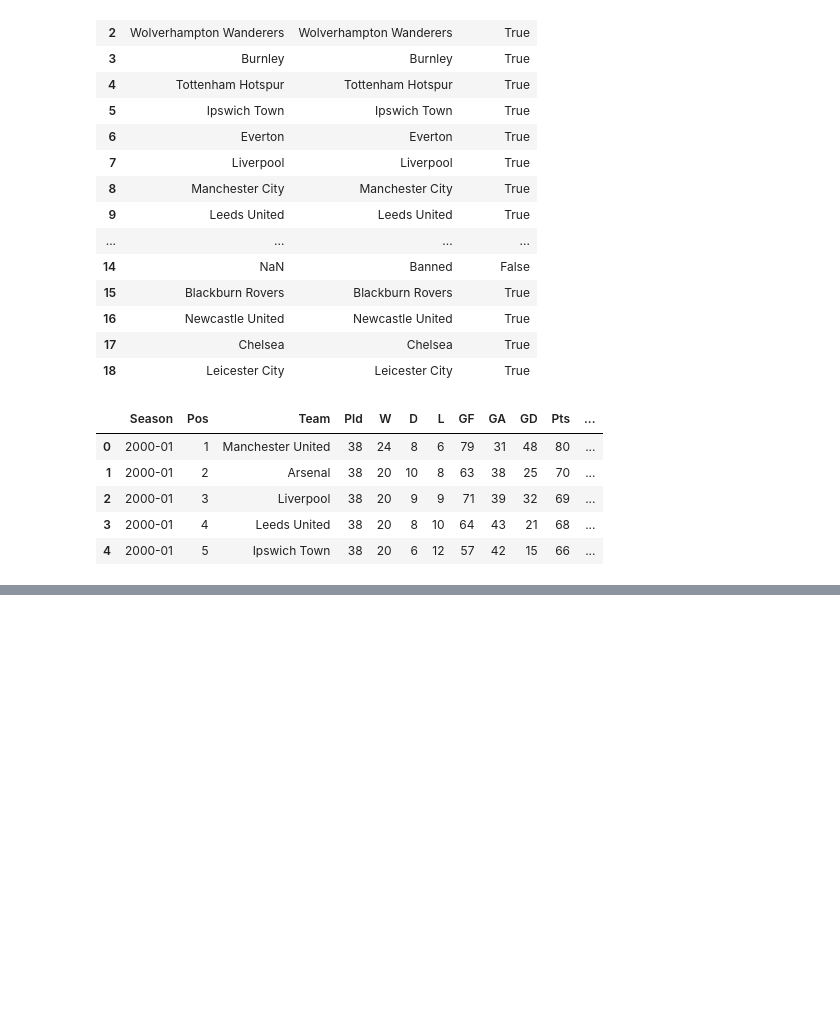
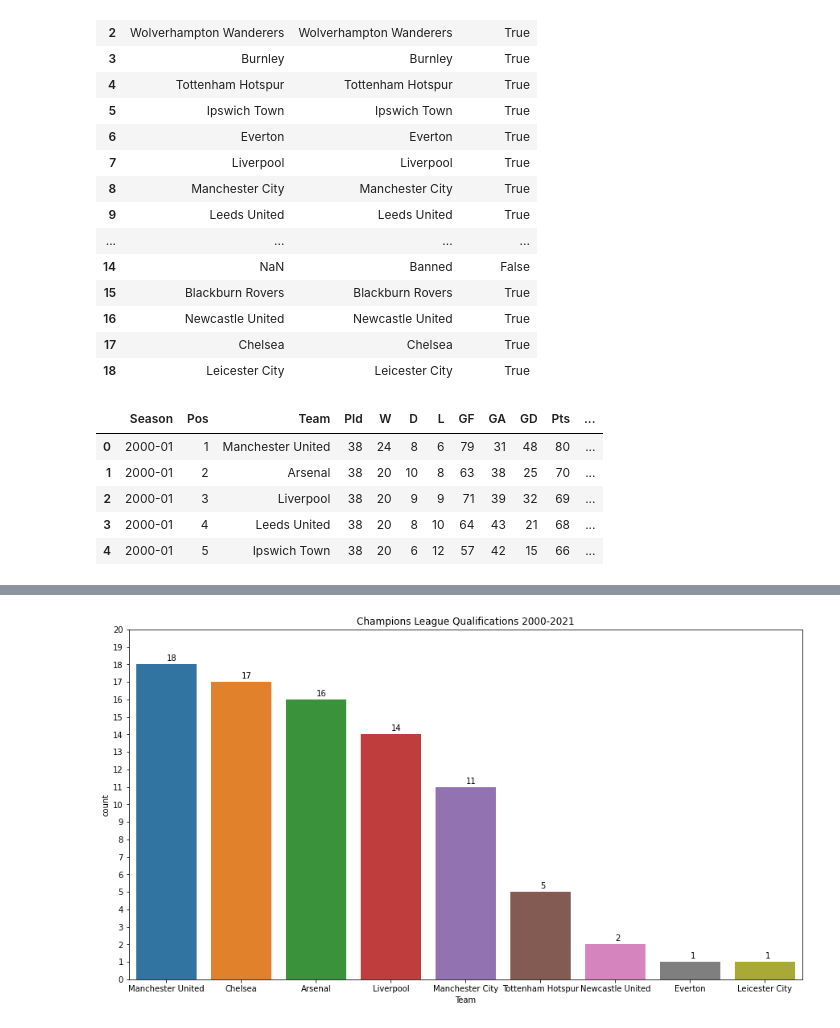
Before and after one commit to riju-s/Fidelity-April_C, a Jupyter notebook: projects/My test project/Final Submission - Riju Sathyan.ipynb, the cells around one changed output, grey strips where cells are left out. Saved outputs shown, nothing was run; the diff lists cells and outputs as text; code cells hidden in the pictures; blank space fills up the shorter version.

```diff
--- a/projects/My test project/Final Submission - Riju Sathyan.ipynb
+++ b/projects/My test project/Final Submission - Riju Sathyan.ipynb
@@ -144,7 +144,7 @@ df_EPLs = pd.read_csv("datasets/EPL_standings_2000-2022.csv")
 df_EPLs = df_EPLs[~df_EPLs['Season'].isin(['2021-22'])]
 
 #Convert text field to Boolean for Champion League qualification usgin regex
-df_EPLs['CLQ_chk'] = df_EPLs['Qualification or relegation'].str.contains(r'\w*Qualification for the Champions League', regex=True)
+df_EPLs['CLQ_chk'] = df_EPLs['Qualification or relegation'].str.contains(r'(?=.*[Qq]ualification)(?=.*Champions League)', regex=True)
 df_EPLs
 # %% [output]
 |  | Season | Pos | Team | Pld | W | D | L | GF | GA | GD | Pts | ... |
@@ -332,0 +255,17 @@ for x in all_teams[0:9]:
+# %%
+plt.figure(figsize=(15,8))
+
+ax = sns.countplot(x=df_final_table[df_final_table['CL Qualified'] == True]['Team'],
+                   order=df_final_table[df_final_table['CL Qualified'] == True]['Team'].value_counts().index)
+ax.set(title='Champions League Qualifications 2000-2021')
+ax.set_yticks(range(21))
+
+for p in ax.patches:
+    height = p.get_height() # get the height of each bar
+
+    # adding text to each bar
+    ax.text(x = p.get_x()+(p.get_width()/2), # x-coordinate position of data label, padded to be in the middle of the bar
+    y = height+0.2, # y-coordinate position of data label, padded 0.2 above bar
+    s = '{:.0f}'.format(height)) # data label, formatted to ignore decimals
+# %% [output]
+[figure, added]
```
Also changed, not shown: parts of 17 cells of this notebook, 1 other file.
